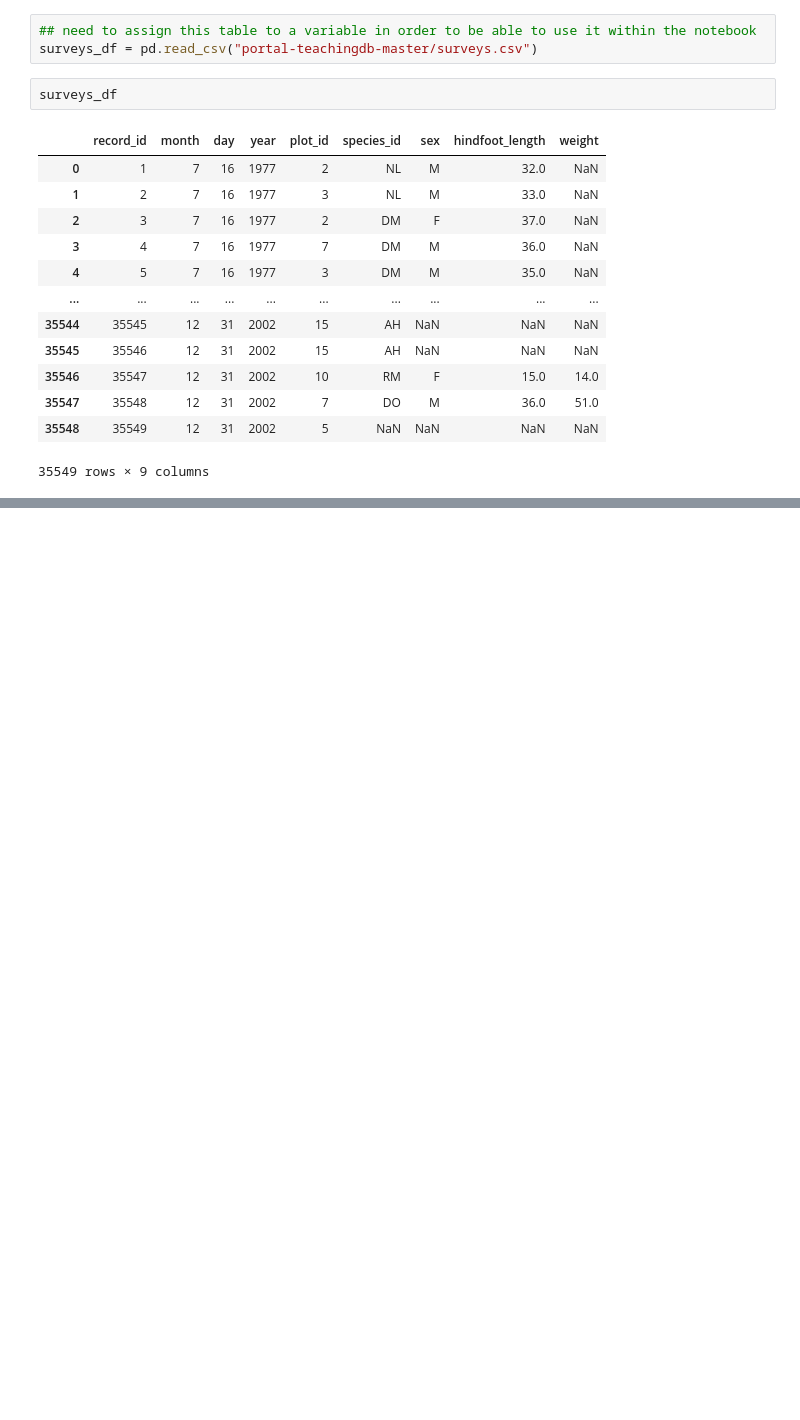
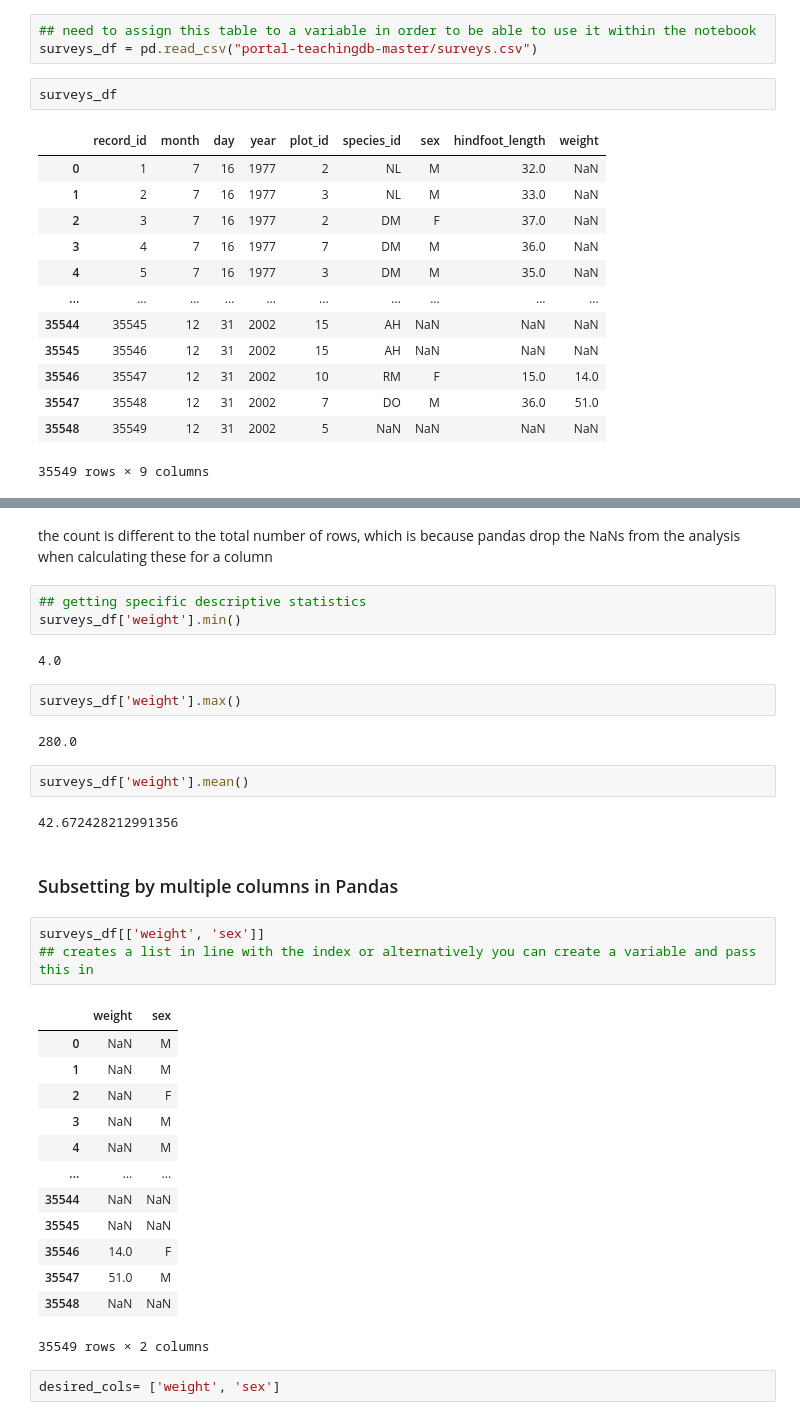
Before and after one commit to ElloiseStephenson/dimen-python-2023, a Jupyter notebook: hello.ipynb, the cells around one changed output, grey strips where cells are left out. Drawn from its saved outputs; the diff is of its cells as text; blank space fills up the shorter version.

```diff
--- a/hello.ipynb
+++ b/hello.ipynb
@@ -210,0 +319,36 @@ surveys_df
+# %% [markdown]
+the count is different to the total number of rows, which is because pandas drop the NaNs from the analysis when calculating these for a column
+# %%
+## getting specific descriptive statistics
+surveys_df['weight'].min()
+# %% [output]
+4.0
+# %%
+surveys_df['weight'].max()
+# %% [output]
+280.0
+# %%
+surveys_df['weight'].mean()
+# %% [output]
+42.672428212991356
+# %% [markdown]
+### Subsetting by multiple columns in Pandas
+# %%
+surveys_df[['weight', 'sex']]
+## creates a list in line with the index or alternatively you can create a variable and pass this in
+# %% [output]
+|  | weight | sex |
+| 0 | NaN | M |
+| 1 | NaN | M |
+| 2 | NaN | F |
+| 3 | NaN | M |
+| 4 | NaN | M |
+| ... | ... | ... |
+| 35544 | NaN | NaN |
+| 35545 | NaN | NaN |
+| 35546 | 14.0 | F |
+| 35547 | 51.0 | M |
+| 35548 | NaN | NaN |
+35549 rows × 2 columns
+# %%
+desired_cols= ['weight', 'sex']
```
Also changed, not shown: parts of 28 cells of this notebook.
